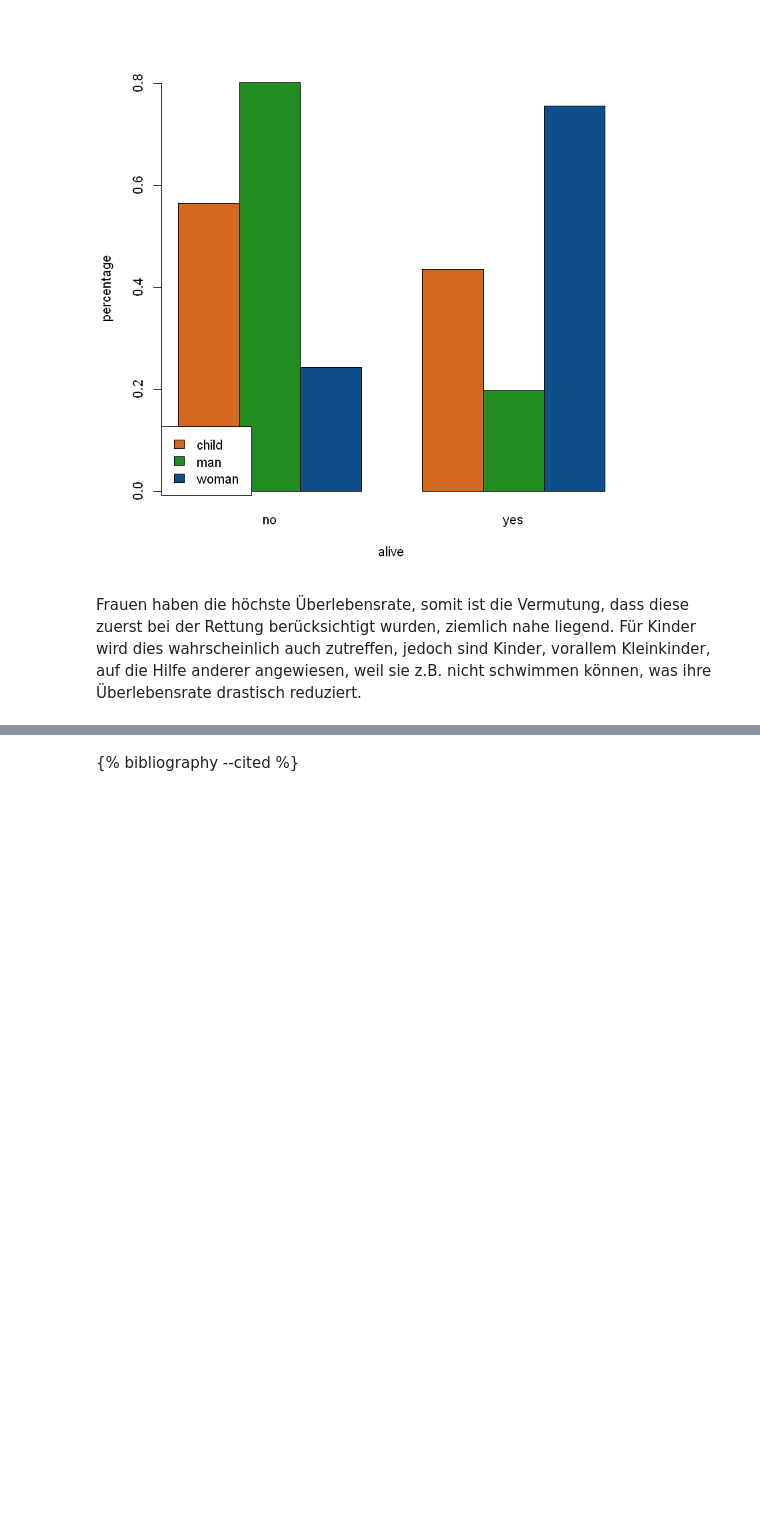
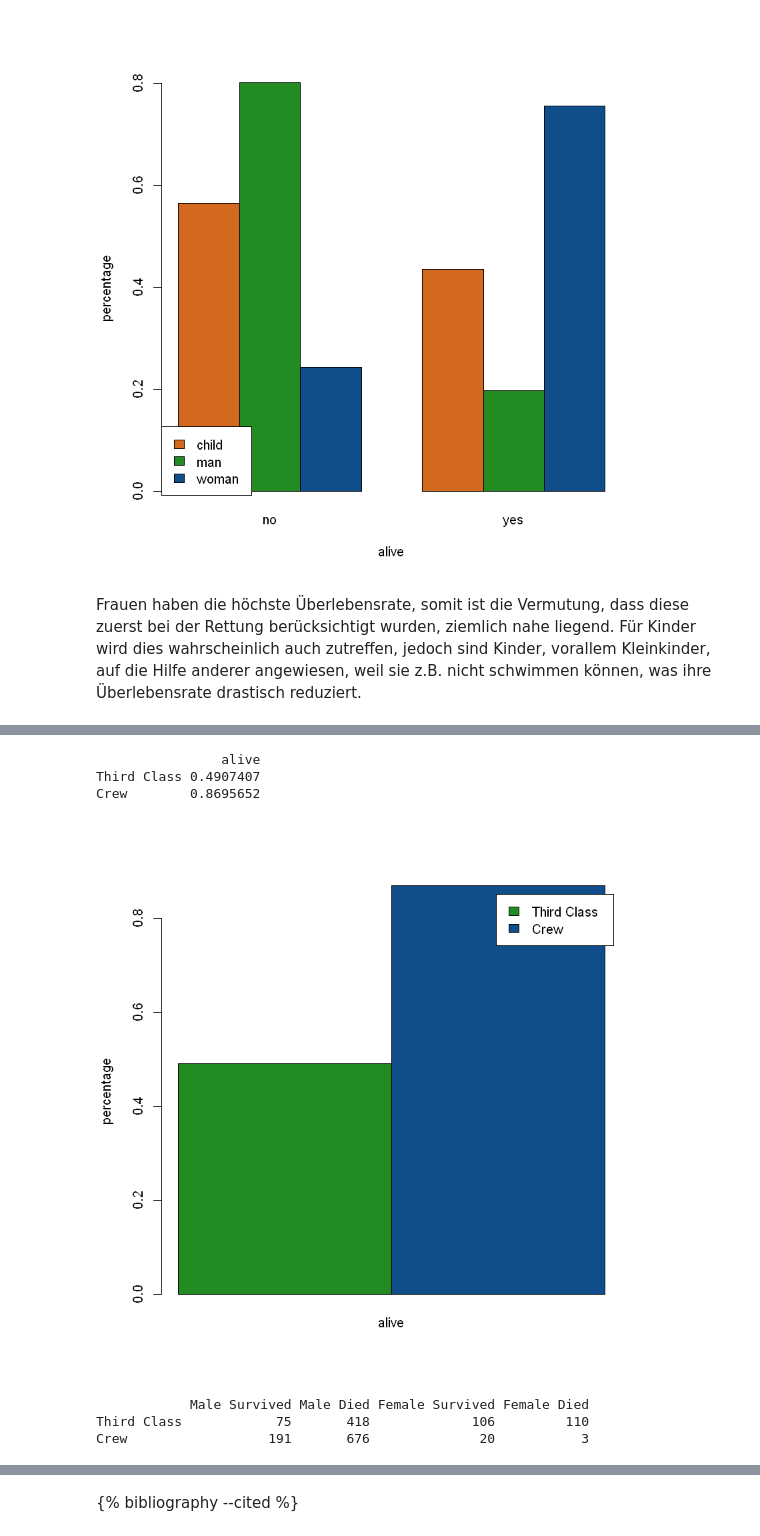
Before and after one commit to kurbaniec/everything-data-science, a Jupyter notebook: content/werkzeuge-zur-visualisierung/werkzeuge-zur-visualisierung.ipynb, the cells around one changed output, grey strips where cells are left out. Saved outputs shown, nothing was run; the diff lists cells and outputs as text; code cells hidden in the pictures; blank space fills up the shorter version.

```diff
--- a/content/werkzeuge-zur-visualisierung/werkzeuge-zur-visualisierung.ipynb
+++ b/content/werkzeuge-zur-visualisierung/werkzeuge-zur-visualisierung.ipynb
@@ -177,0 +221,39 @@ barplot(percentages, col=c("chocolate", "forestgreen", "dodgerblue4"),
+# %%
+female <- matrix(c(
+    length(ti$survived[ti$survived=="yes" & ti$class=="3rd" & ti$gender=="female"]) /
+        length(ti$survived[ti$gender=="female" & ti$class=="3rd"]),
+    length(ti$survived[ti$survived=="yes" & ti$gender=="female" & (grepl("crew", ti$class) | grepl("staff", ti$class))]) /
+        length(ti$survived[ti$gender=="female" & (grepl("crew", ti$class) | grepl("staff", ti$class))])
+))
+rownames(female) <- c("Third Class", "Crew")
+colnames(female) <- c("alive")
+female <- as.table(female)
+female
+
+barplot(female, col=c("forestgreen", "dodgerblue4"),
+    legend = rownames(female), beside=TRUE, ylab="percentage"
+)
+# %% [output]
+                alive
+Third Class 0.4907407
+Crew        0.8695652
+[figure, added]
+# %%
+full <- matrix(c(
+    length(ti$survived[ti$survived=="yes" & ti$class=="3rd" & ti$gender=="male"]),
+    length(ti$survived[ti$survived=="yes" & ti$gender=="male" & (grepl("crew", ti$class) | grepl("staff", ti$class))]),
+    length(ti$survived[ti$survived=="no" & ti$class=="3rd" & ti$gender=="male"]),
+    length(ti$survived[ti$survived=="no" & ti$gender=="male" & (grepl("crew", ti$class) | grepl("staff", ti$class))]),
+    length(ti$survived[ti$survived=="yes" & ti$class=="3rd" & ti$gender=="female"]),
+    length(ti$survived[ti$survived=="yes" & ti$gender=="female" & (grepl("crew", ti$class) | grepl("staff", ti$class))]),
+    length(ti$survived[ti$survived=="no" & ti$class=="3rd" & ti$gender=="female"]),
+    length(ti$survived[ti$survived=="no" & ti$gender=="female" & (grepl("crew", ti$class) | grepl("staff", ti$class))])
+), ncol=4)
+rownames(full) <- c("Third Class", "Crew")
+colnames(full) <- c("Male Survived", "Male Died", "Female Survived", "Female Died")
+full <- as.table(full)
+full
+# %% [output]
+            Male Survived Male Died Female Survived Female Died
+Third Class            75       418             106         110
+Crew                  191       676              20           3
```
Also changed, not shown: parts of 20 cells of this notebook, 20 other files.
